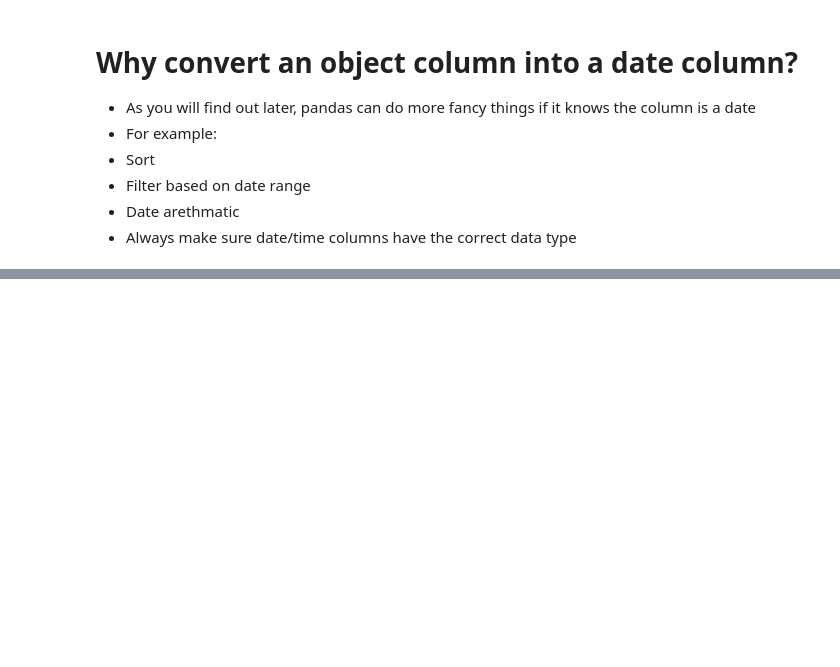
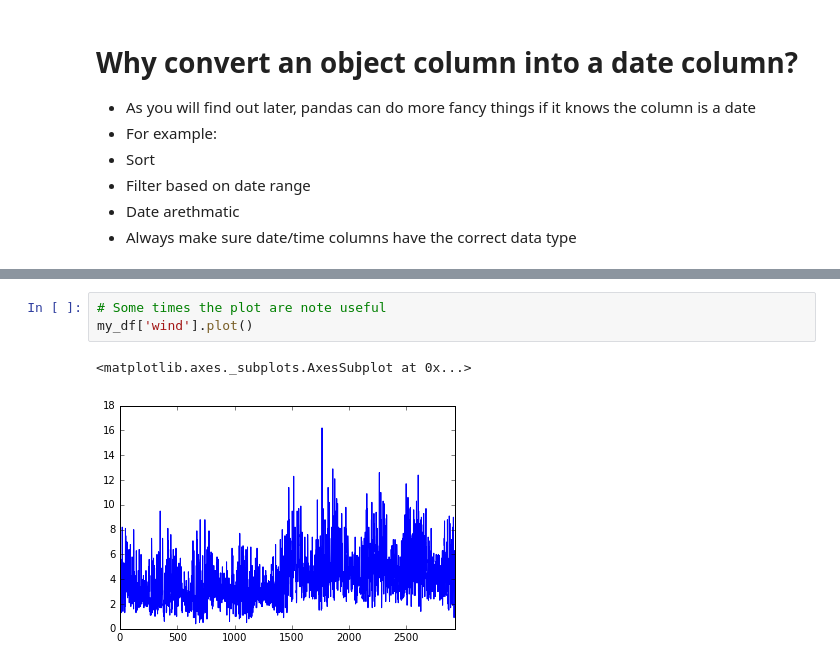
Before and after one commit to malmarz/pandas, a Jupyter notebook: week2.ipynb, the cells around one changed output, grey strips where cells are left out. Saved outputs shown, nothing was run; the diff lists cells and outputs as text; blank space fills up the shorter version.

```diff
--- a/week2.ipynb
+++ b/week2.ipynb
@@ -152,0 +262,6 @@ dtype: object
+# %%
+# Some times the plot are note useful
+my_df['wind'].plot()
+# %% [output]
+<matplotlib.axes._subplots.AxesSubplot at 0x...>
+[figure, added]
```
Also changed, not shown: parts of 19 cells of this notebook.
